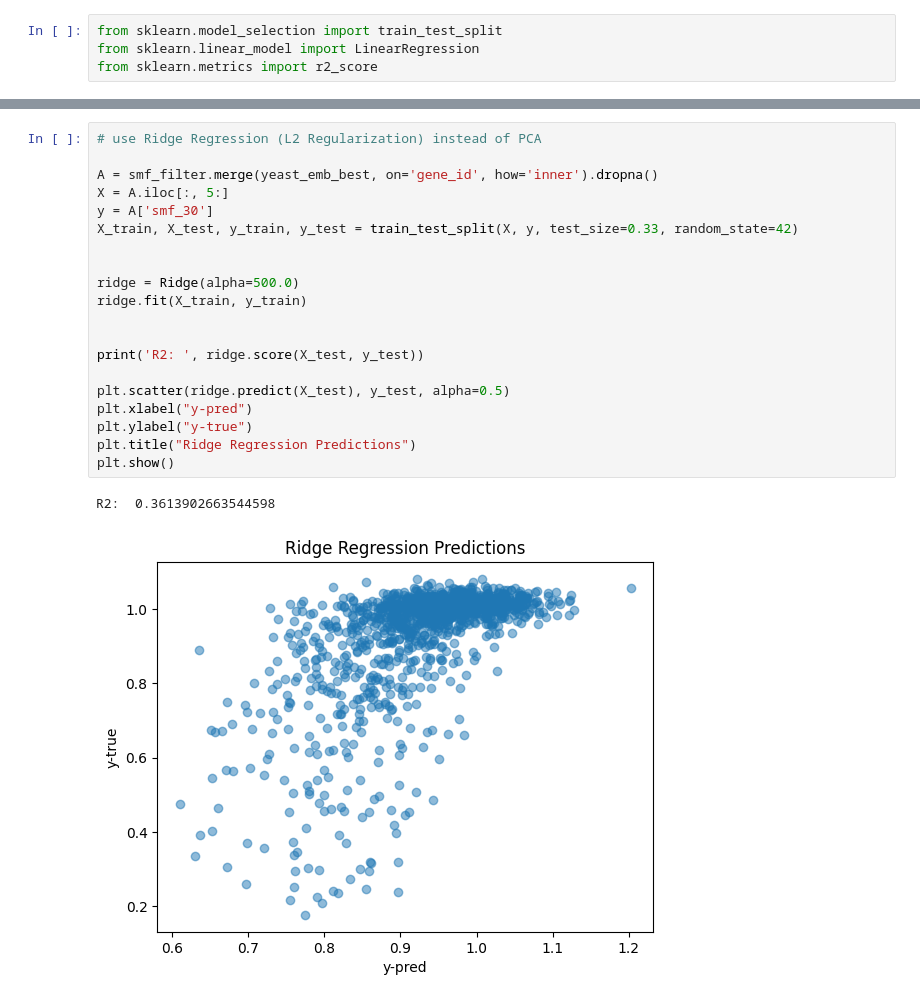
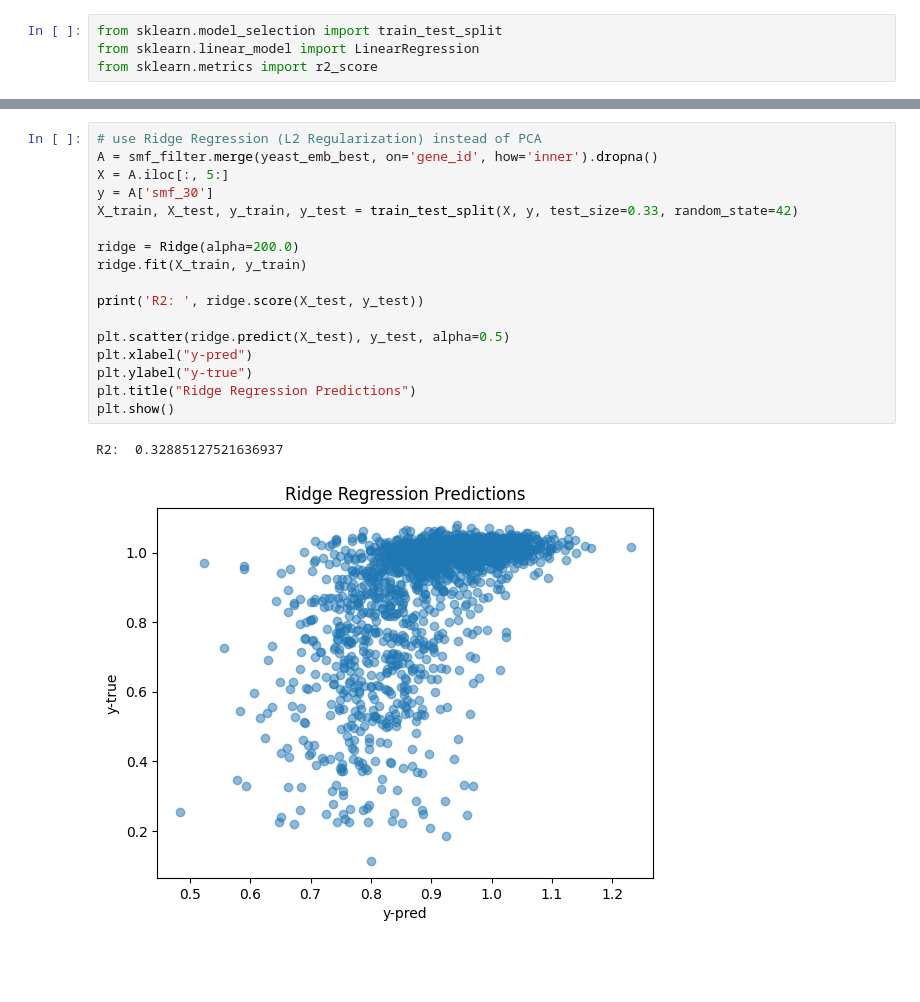
Before and after one commit to lesves/yeast-embeddings, a Jupyter notebook: InitialEvaluation.ipynb, the cells around one changed output, grey strips where cells are left out. Drawn from its saved outputs; the diff is of its cells as text; blank space fills up the shorter version.

```diff
--- a/InitialEvaluation.ipynb
+++ b/InitialEvaluation.ipynb
@@ -129,24 +132,21 @@ R2:  0.3579420178540502
 # %%
 # use Ridge Regression (L2 Regularization) instead of PCA
-
 A = smf_filter.merge(yeast_emb_best, on='gene_id', how='inner').dropna()
 X = A.iloc[:, 5:]
 y = A['smf_30']
 X_train, X_test, y_train, y_test = train_test_split(X, y, test_size=0.33, random_state=42)
 
-
-ridge = Ridge(alpha=500.0)
+ridge = Ridge(alpha=200.0)
 ridge.fit(X_train, y_train)
-
 
 print('R2: ', ridge.score(X_test, y_test))
 
 plt.scatter(ridge.predict(X_test), y_test, alpha=0.5)
 plt.xlabel("y-pred")
 plt.ylabel("y-true")
 plt.title("Ridge Regression Predictions")
 plt.show()
 # %% [output]
-R2:  0.3613902663544598
+R2:  0.32885127521636937
-[figure, old version]
+[figure, new version]
 # %%
```
Also changed, not shown: parts of 11 cells of this notebook.
